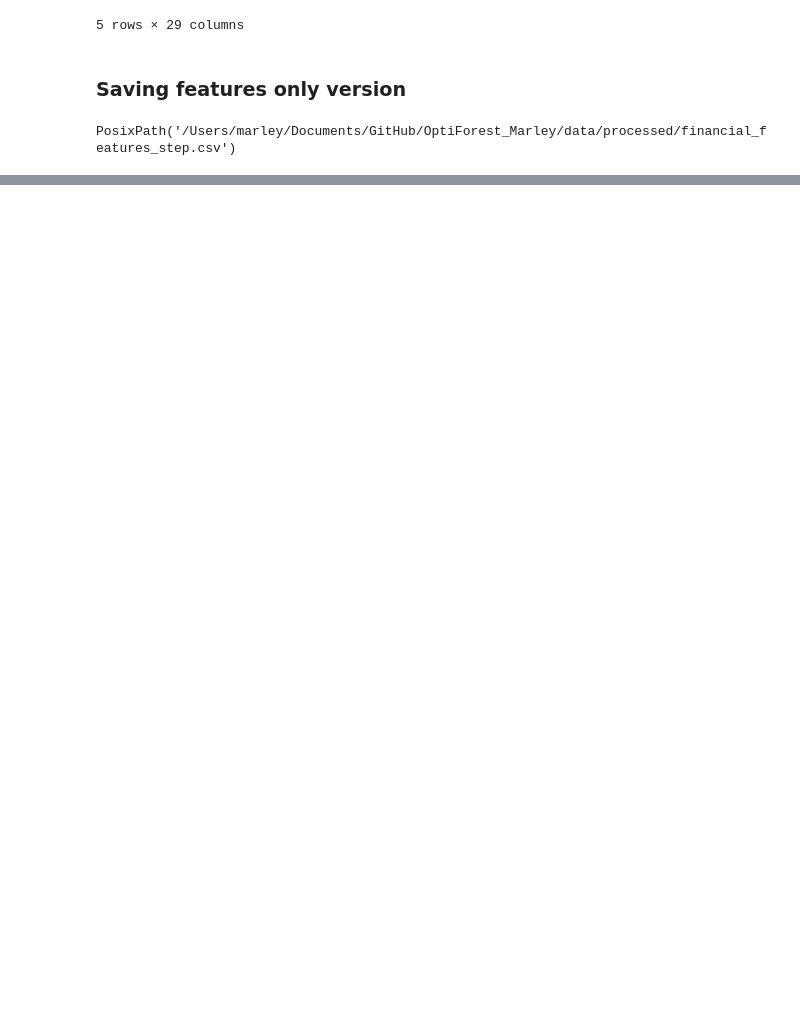
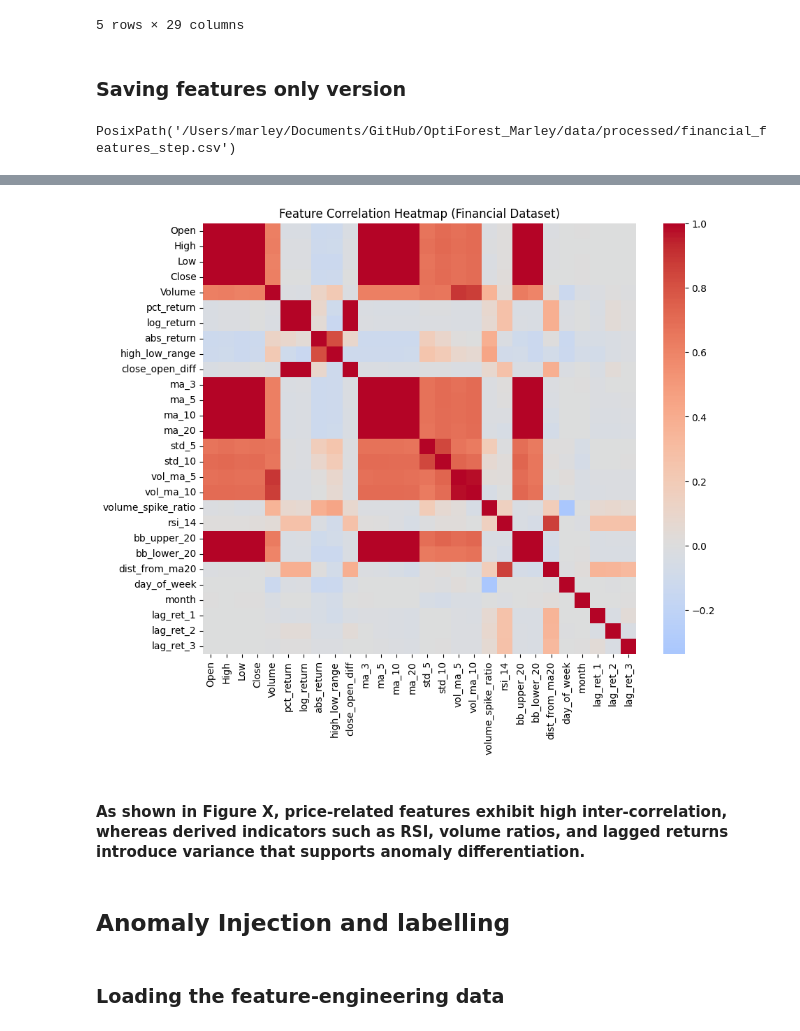
Before and after one commit to marleybharat/OptIForest, a Jupyter notebook: data_construction.ipynb, the cells around one changed output, grey strips where cells are left out. Saved outputs shown, nothing was run; the diff lists cells and outputs as text; code cells hidden in the pictures; blank space fills up the shorter version.

Commit message:
Constructed New Dataset

```diff
--- a/data_construction.ipynb
+++ b/data_construction.ipynb
@@ -365,0 +390,17 @@ PosixPath('/Users/marley/Documents/GitHub/OptiForest_Marley/data/processed/finan
+# %%
+import seaborn as sns
+import matplotlib.pyplot as plt
+
+corr = df_fe.corr(numeric_only=True)
+plt.figure(figsize=(10,8))
+sns.heatmap(corr, cmap="coolwarm", center=0)
+plt.title("Feature Correlation Heatmap (Financial Dataset)")
+plt.show()
+# %% [output]
+[figure, added]
+# %% [markdown]
+#### As shown in Figure X, price-related features exhibit high inter-correlation, whereas derived indicators such as RSI, volume ratios, and lagged returns introduce variance that supports anomaly differentiation.
+# %% [markdown]
+## Anomaly Injection and labelling
+# %% [markdown]
+### Loading the feature-engineering data
```
Also changed, not shown: parts of 10 cells of this notebook.
